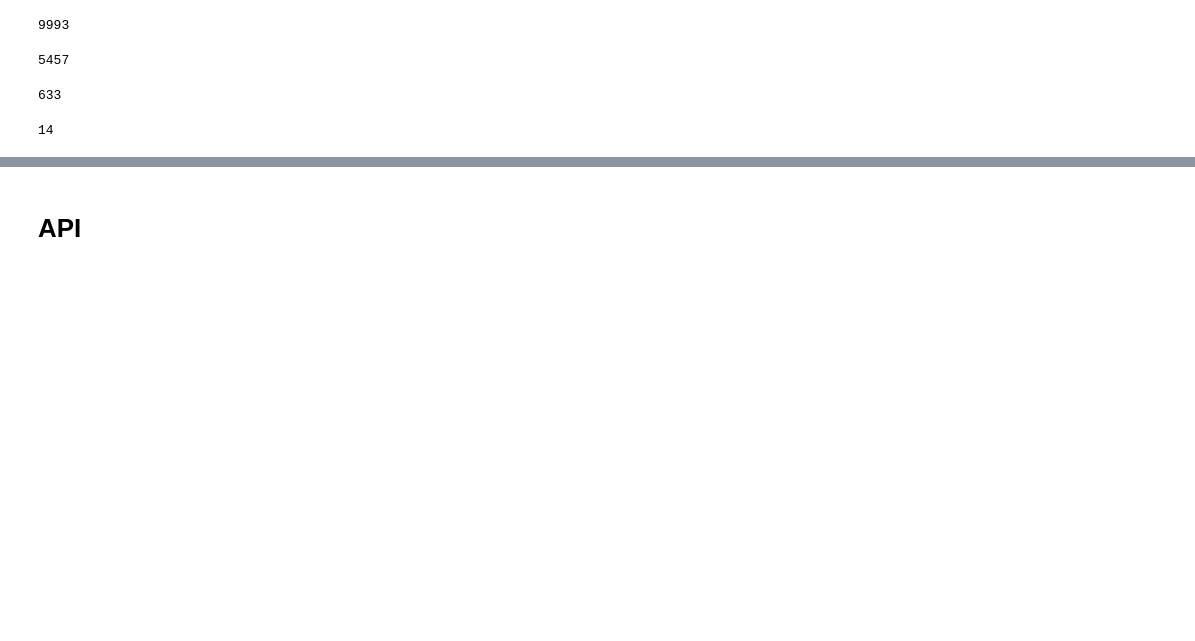
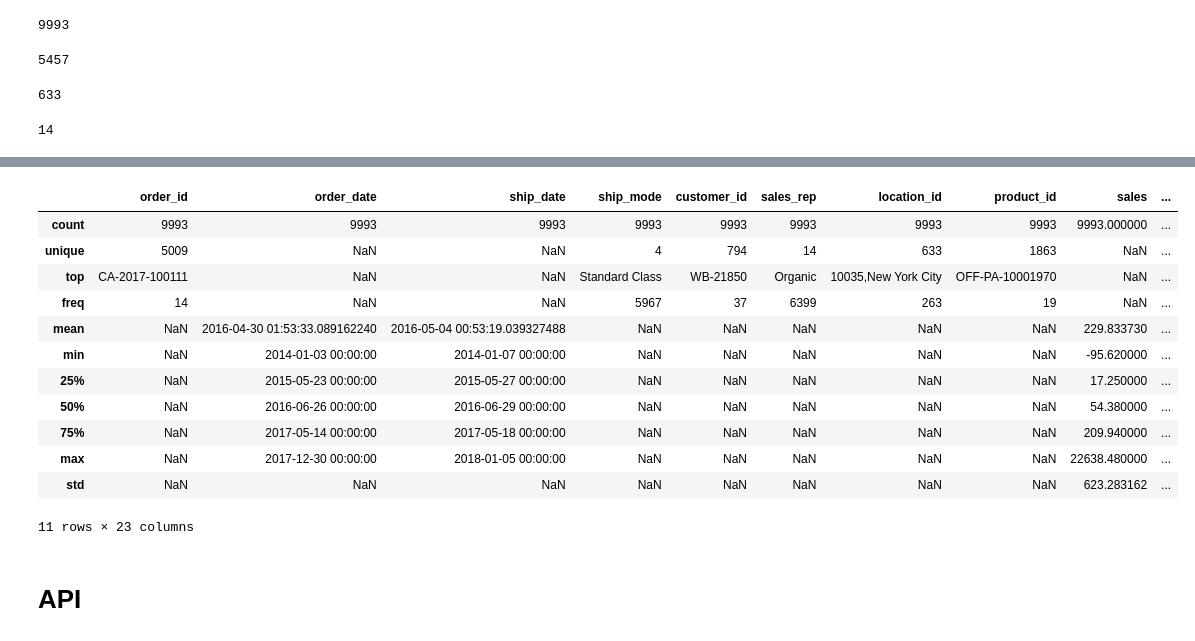
Before and after one commit to raymondgadji/DatAnalyst, a Jupyter notebook: Cours/Semaine11/ADV_Analyse des ventes en ligne.ipynb, the cells around one changed output, grey strips where cells are left out. Saved outputs shown, nothing was run; the diff lists cells and outputs as text; code cells hidden in the pictures; blank space fills up the shorter version.

```diff
--- a/Cours/Semaine11/ADV_Analyse des ventes en ligne.ipynb
+++ b/Cours/Semaine11/ADV_Analyse des ventes en ligne.ipynb
@@ -1116,0 +1440,3 @@ len(df_cleaned_file['sales_rep'].unique())
+# %%
+# Standardiser les valeurs (supprimer espaces, uniformiser la casse)
+df_cleaned_file['ship_mode'] = df_cleaned_file['ship_mode'].str.strip().str.title()
@@ -1116,0 +1453,3 @@ len(df_cleaned_file['sales_rep'].unique())
+# %%
+# Convertir en category
+df_cleaned_file['ship_mode'] = df_cleaned_file['ship_mode'].astype('category')
@@ -1116,0 +1520,3 @@ len(df_cleaned_file['sales_rep'].unique())
+# %%
+# Standardiser les valeurs (supprimer espaces, uniformiser la casse)
+df_cleaned_file['sales_rep'] = df_cleaned_file['sales_rep'].str.strip().str.title()
@@ -1116,0 +1577,3 @@ len(df_cleaned_file['sales_rep'].unique())
+# %%
+# Convertir en category
+df_cleaned_file['sales_rep'] = df_cleaned_file['sales_rep'].astype('category')
@@ -1117,3 +1608,19 @@ len(df_cleaned_file['sales_rep'].unique())
+# %%
+df_cleaned_file.describe(include='all')
+# %% [output]
+|  | order_id | order_date | ship_date | ship_mode | customer_id | sales_rep | location_id | product_id | sales | ... |
+| count | 9993 | 9993 | 9993 | 9993 | 9993 | 9993 | 9993 | 9993 | 9993.000000 | ... |
+| unique | 5009 | NaN | NaN | 4 | 794 | 14 | 633 | 1863 | NaN | ... |
+| top | CA-2017-100111 | NaN | NaN | Standard Class | WB-21850 | Organic | 10035,New York City | OFF-PA-10001970 | NaN | ... |
+| freq | 14 | NaN | NaN | 5967 | 37 | 6399 | 263 | 19 | NaN | ... |
+| mean | NaN | 2016-04-30 01:53:33.089162240 | 2016-05-04 00:53:19.039327488 | NaN | NaN | NaN | NaN | NaN | 229.833730 | ... |
+| min | NaN | 2014-01-03 00:00:00 | 2014-01-07 00:00:00 | NaN | NaN | NaN | NaN | NaN | -95.620000 | ... |
+| 25% | NaN | 2015-05-23 00:00:00 | 2015-05-27 00:00:00 | NaN | NaN | NaN | NaN | NaN | 17.250000 | ... |
+| 50% | NaN | 2016-06-26 00:00:00 | 2016-06-29 00:00:00 | NaN | NaN | NaN | NaN | NaN | 54.380000 | ... |
+| 75% | NaN | 2017-05-14 00:00:00 | 2017-05-18 00:00:00 | NaN | NaN | NaN | NaN | NaN | 209.940000 | ... |
+| max | NaN | 2017-12-30 00:00:00 | 2018-01-05 00:00:00 | NaN | NaN | NaN | NaN | NaN | 22638.480000 | ... |
+| std | NaN | NaN | NaN | NaN | NaN | NaN | NaN | NaN | 623.283162 | ... |
+11 rows × 23 columns
 # %% [markdown]
 # API
 # %%
```
Also changed, not shown: parts of 54 cells of this notebook, 3 other files.
